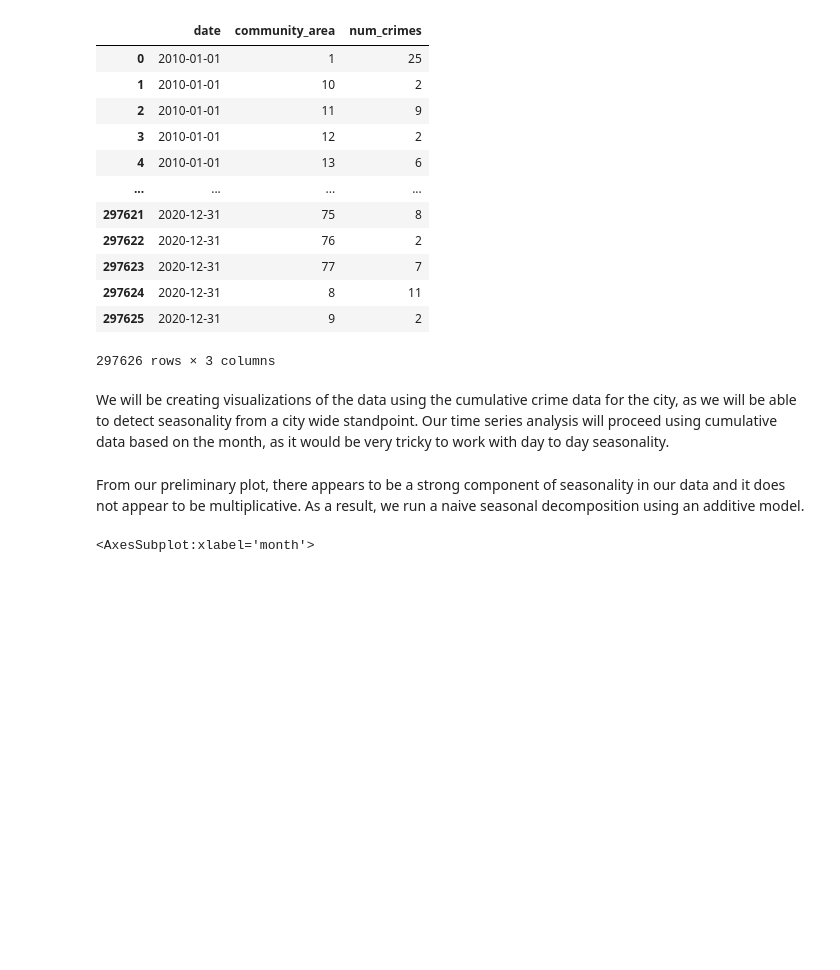
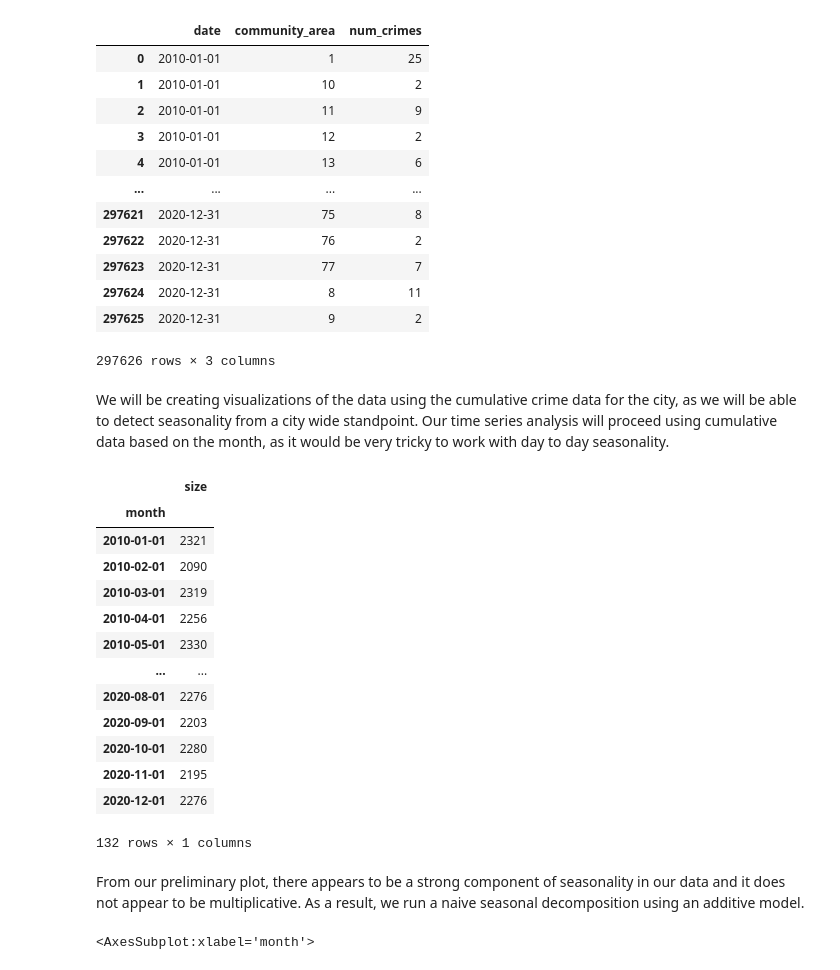
Before and after one commit to Achan40/chicago-crime, a Jupyter notebook: analysis/chicago-crime.ipynb, the cells around one changed output. Drawn from its saved outputs; the diff is of its cells as text; code cells hidden in the pictures; blank space fills up the shorter version.

```diff
--- a/analysis/chicago-crime.ipynb
+++ b/analysis/chicago-crime.ipynb
@@ -77,14 +79,28 @@ We will be creating visualizations of the data using the cumulative crime data f
 # %%
 # total crimes for the entire city per month
 df_total_month = df_new
 # convert month column into useable format
 df_total_month['month'] = df_total_month['date'].dt.to_period('M')
 # group number of crimes by month
 df_total_month = df_total_month.groupby(df_total_month['month'], as_index=False).size()
 
+#Set the index
 df_total_month.set_index('month',inplace=True)
 df_total_month.index = df_total_month.index.to_timestamp()
 
-# Plot the number of crimes for the entire city per calendar month
-fig = px.line(df_total_month, y="size")
-fig.show()
+df_total_month
+# %% [output]
+|  | size |
+| month |  |
+| 2010-01-01 | 2321 |
+| 2010-02-01 | 2090 |
+| 2010-03-01 | 2319 |
+| 2010-04-01 | 2256 |
+| 2010-05-01 | 2330 |
+| ... | ... |
+| 2020-08-01 | 2276 |
+| 2020-09-01 | 2203 |
+| 2020-10-01 | 2280 |
+| 2020-11-01 | 2195 |
+| 2020-12-01 | 2276 |
+132 rows × 1 columns
```
Also changed, not shown: parts of 12 cells of this notebook.
